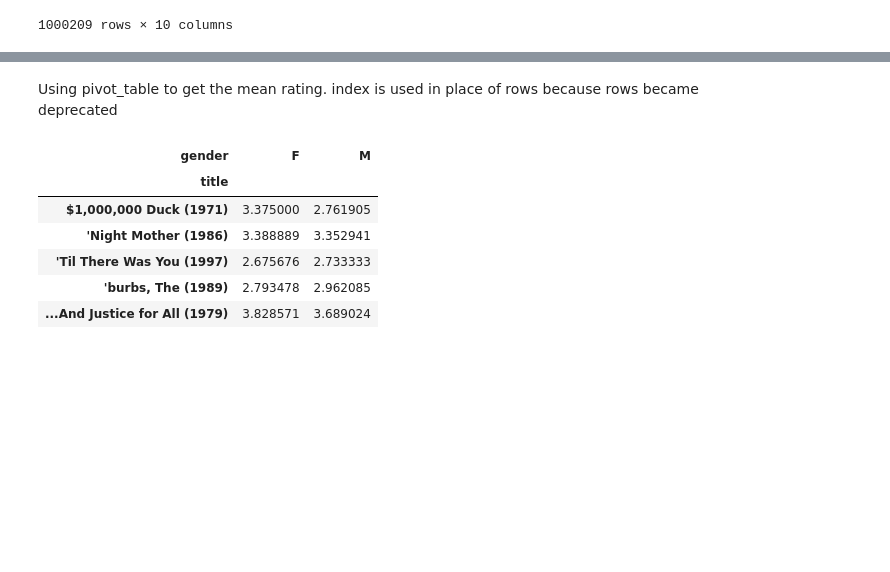
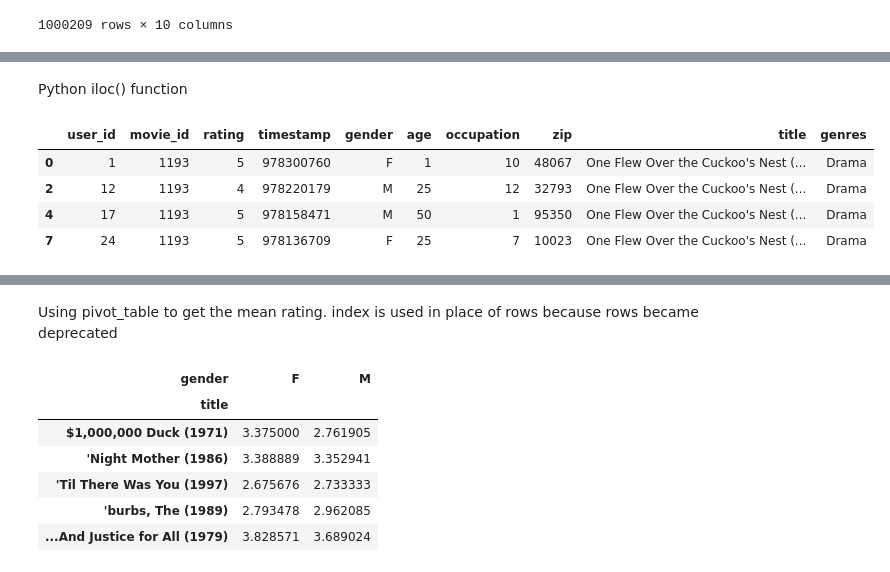
Before and after one commit to Code-with-jaycee/Python-for-data-Analysis-By-Wes-McKinney, a Jupyter notebook: main.ipynb, the cells around one changed output, grey strips where cells are left out. Saved outputs shown, nothing was run; the diff lists cells and outputs as text; code cells hidden in the pictures; blank space fills up the shorter version.

Commit message:
iloc and loc operation

```diff
--- a/main.ipynb
+++ b/main.ipynb
@@ -68,0 +103,11 @@ merged_data
+# %% [markdown]
+Python iloc() function
+# %%
+#selecting 0th, 2th, 4th, and 7th index rows
+merged_data.iloc[[0, 2, 4, 7]]
+# %% [output]
+|  | user_id | movie_id | rating | timestamp | gender | age | occupation | zip | title | genres |
+| 0 | 1 | 1193 | 5 | 978300760 | F | 1 | 10 | 48067 | One Flew Over the Cuckoo's Nest (... | Drama |
+| 2 | 12 | 1193 | 4 | 978220179 | M | 25 | 12 | 32793 | One Flew Over the Cuckoo's Nest (... | Drama |
+| 4 | 17 | 1193 | 5 | 978158471 | M | 50 | 1 | 95350 | One Flew Over the Cuckoo's Nest (... | Drama |
+| 7 | 24 | 1193 | 5 | 978136709 | F | 25 | 7 | 10023 | One Flew Over the Cuckoo's Nest (... | Drama |
```
Also changed, not shown: parts of 8 cells of this notebook.
